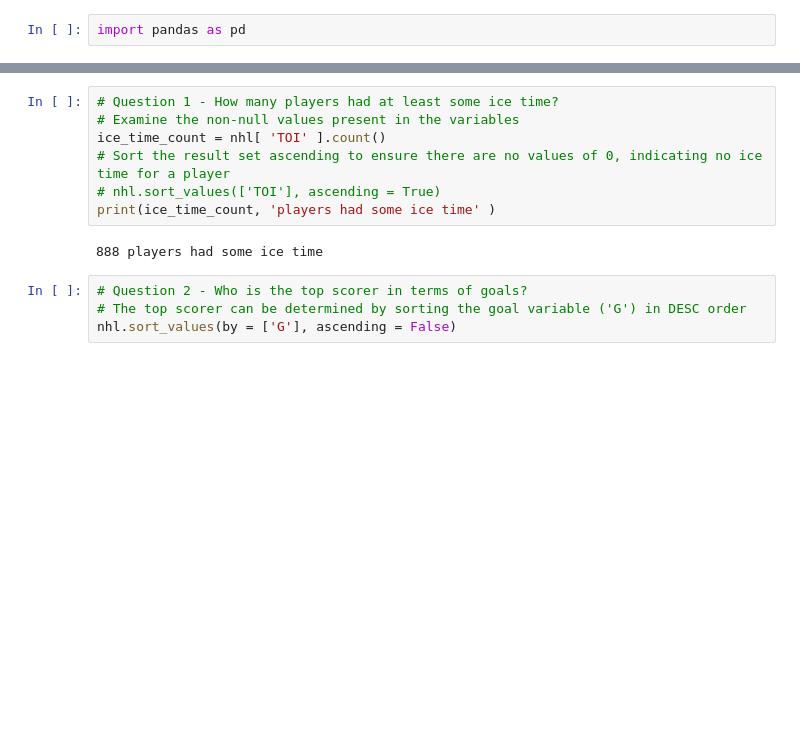
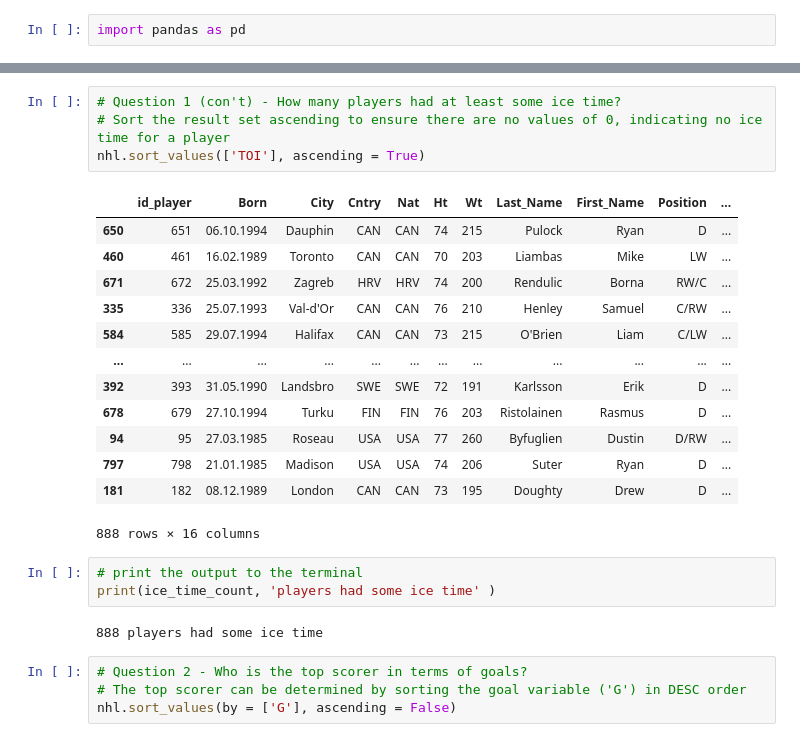
Before and after one commit to brianstoner/Data-Prep-and-Mgmt, a Jupyter notebook: danl_m1_hw2_Stoner_Brian.ipynb, the cells around one changed output, grey strips where cells are left out. Saved outputs shown, nothing was run; the diff lists cells and outputs as text; blank space fills up the shorter version.

```diff
--- a/danl_m1_hw2_Stoner_Brian.ipynb
+++ b/danl_m1_hw2_Stoner_Brian.ipynb
@@ -8,12 +29,26 @@ nhl
 # %%
-# Question 1 - How many players had at least some ice time?
-# Examine the non-null values present in the variables
-ice_time_count = nhl[ 'TOI' ].count()
+# Question 1 (con't) - How many players had at least some ice time?
 # Sort the result set ascending to ensure there are no values of 0, indicating no ice time for a player
-# nhl.sort_values(['TOI'], ascending = True)
-print(ice_time_count, 'players had some ice time' )
+nhl.sort_values(['TOI'], ascending = True)
 # %% [output]
+|  | id_player | Born | City | Cntry | Nat | Ht | Wt | Last_Name | First_Name | Position | ... |
+| 650 | 651 | 06.10.1994 | Dauphin | CAN | CAN | 74 | 215 | Pulock | Ryan | D | ... |
+| 460 | 461 | 16.02.1989 | Toronto | CAN | CAN | 70 | 203 | Liambas | Mike | LW | ... |
+| 671 | 672 | 25.03.1992 | Zagreb | HRV | HRV | 74 | 200 | Rendulic | Borna | RW/C | ... |
+| 335 | 336 | 25.07.1993 | Val-d'Or | CAN | CAN | 76 | 210 | Henley | Samuel | C/RW | ... |
+| 584 | 585 | 29.07.1994 | Halifax | CAN | CAN | 73 | 215 | O'Brien | Liam | C/LW | ... |
+| ... | ... | ... | ... | ... | ... | ... | ... | ... | ... | ... | ... |
+| 392 | 393 | 31.05.1990 | Landsbro | SWE | SWE | 72 | 191 | Karlsson | Erik | D | ... |
+| 678 | 679 | 27.10.1994 | Turku | FIN | FIN | 76 | 203 | Ristolainen | Rasmus | D | ... |
+| 94 | 95 | 27.03.1985 | Roseau | USA | USA | 77 | 260 | Byfuglien | Dustin | D/RW | ... |
+| 797 | 798 | 21.01.1985 | Madison | USA | USA | 74 | 206 | Suter | Ryan | D | ... |
+| 181 | 182 | 08.12.1989 | London | CAN | CAN | 73 | 195 | Doughty | Drew | D | ... |
-888 players had some ice time
+888 rows × 16 columns
+# %%
+# print the output to the terminal
+print(ice_time_count, 'players had some ice time' )
+# %% [output]
+888 players had some ice time
 # %%
 # Question 2 - Who is the top scorer in terms of goals?
 # The top scorer can be determined by sorting the goal variable ('G') in DESC order
```
Also changed, not shown: parts of 4 cells of this notebook.
